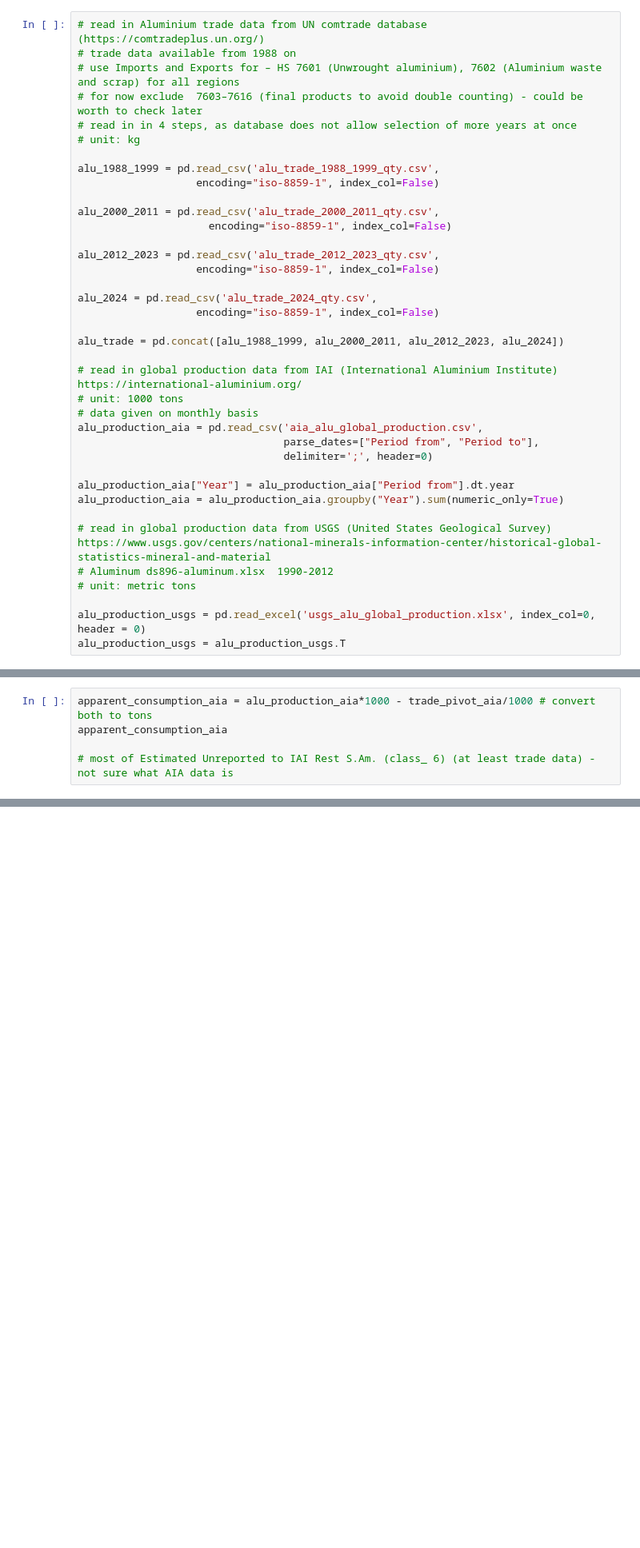
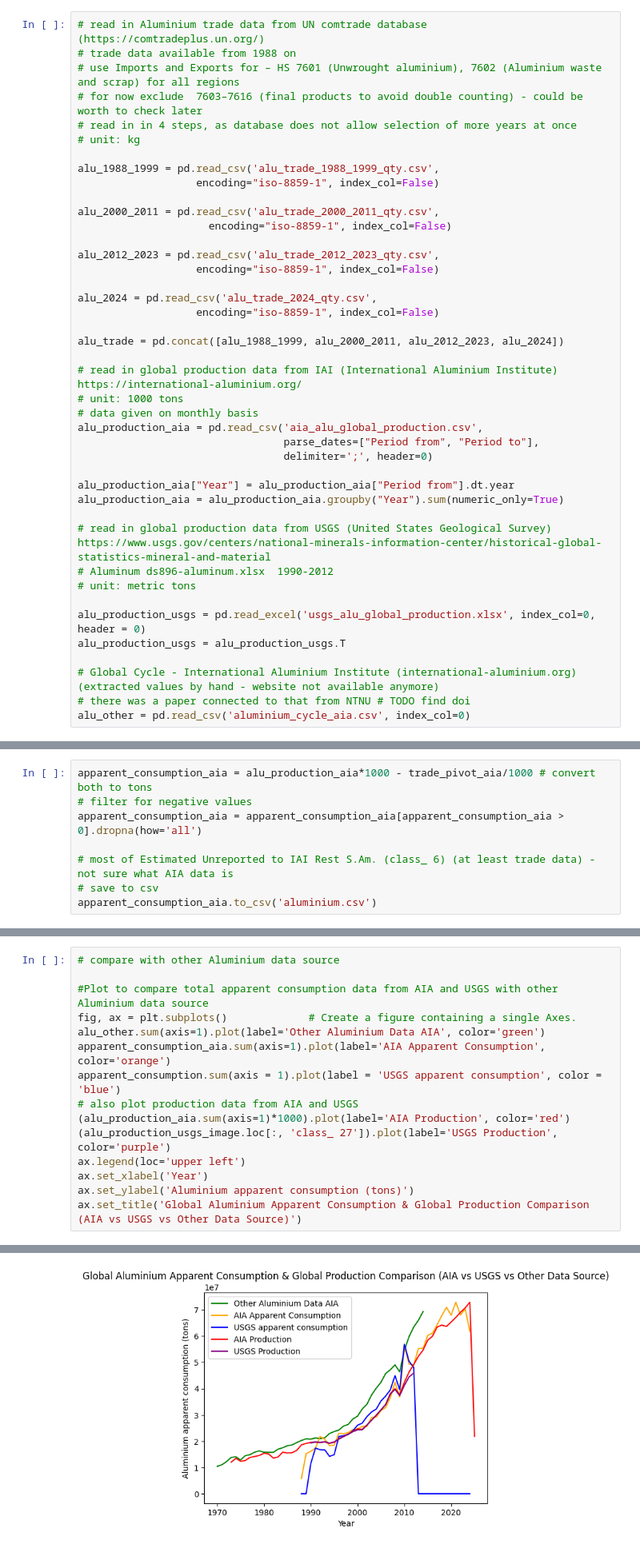
Before and after one commit to imagepbl/image-materials, a Jupyter notebook: data/raw/rest-of/metals/aluminium_app_cons.ipynb, the cells around one changed output, grey strips where cells are left out. Shown: that part at 80% size. Cells and saved outputs as stored; diff of their text form; blank space fills up the shorter version.

Commit message:
aluminium trade

```diff
--- a/data/raw/rest-of/metals/aluminium_app_cons.ipynb
+++ b/data/raw/rest-of/metals/aluminium_app_cons.ipynb
@@ -264,6 +264,10 @@ alu_production_aia = alu_production_aia.groupby("Year").sum(numeric_only=True)
 
 alu_production_usgs = pd.read_excel('usgs_alu_global_production.xlsx', index_col=0, header = 0)
 alu_production_usgs = alu_production_usgs.T
+
+# Global Cycle - International Aluminium Institute (international-aluminium.org) (extracted values by hand - website not available anymore)
+# there was a paper connected to that from NTNU # TODO find doi
+alu_other = pd.read_csv('aluminium_cycle_aia.csv', index_col=0)
 # %%
 # Plot to compare total USGS producuction data to total AIA productino data
 
@@ -339,6 +346,9 @@ trade_pivot_aia = trade_pivot_aia.groupby(['refYear', 'region'])[['M', 'X', 'net
 trade_pivot_aia = trade_pivot_aia.pivot(index='refYear', columns='region', values='netTrade_kg')
 # %%
 apparent_consumption_aia = alu_production_aia*1000 - trade_pivot_aia/1000 # convert both to tons
-apparent_consumption_aia
+# filter for negative values
+apparent_consumption_aia = apparent_consumption_aia[apparent_consumption_aia > 0].dropna(how='all')
 
 # most of Estimated Unreported to IAI Rest S.Am. (class_ 6) (at least trade data) - not sure what AIA data is
+# save to csv
+apparent_consumption_aia.to_csv('aluminium.csv')
@@ -362,0 +375,16 @@ apparent_consumption_aia
+# %%
+# compare with other Aluminium data source
+
+#Plot to compare total apparent consumption data from AIA and USGS with other Aluminium data source
+fig, ax = plt.subplots()             # Create a figure containing a single Axes.
+alu_other.sum(axis=1).plot(label='Other Aluminium Data AIA', color='green')
+apparent_consumption_aia.sum(axis=1).plot(label='AIA Apparent Consumption', color='orange')
+apparent_consumption.sum(axis = 1).plot(label = 'USGS apparent consumption', color = 'blue')
+# also plot production data from AIA and USGS
+(alu_production_aia.sum(axis=1)*1000).plot(label='AIA Production', color='red')
+(alu_production_usgs_image.loc[:, 'class_ 27']).plot(label='USGS Production', color='purple')
+ax.legend(loc='upper left')
+ax.set_xlabel('Year')
+ax.set_ylabel('Aluminium apparent consumption (tons)')
+ax.set_title('Global Aluminium Apparent Consumption & Global Production Comparison (AIA vs USGS vs Other Data Source)')
+# %% [output]
@@ -362,0 +392 @@ apparent_consumption_aia
+[figure, added]
```
Also changed, not shown: parts of 5 cells of this notebook, 4 other files.
